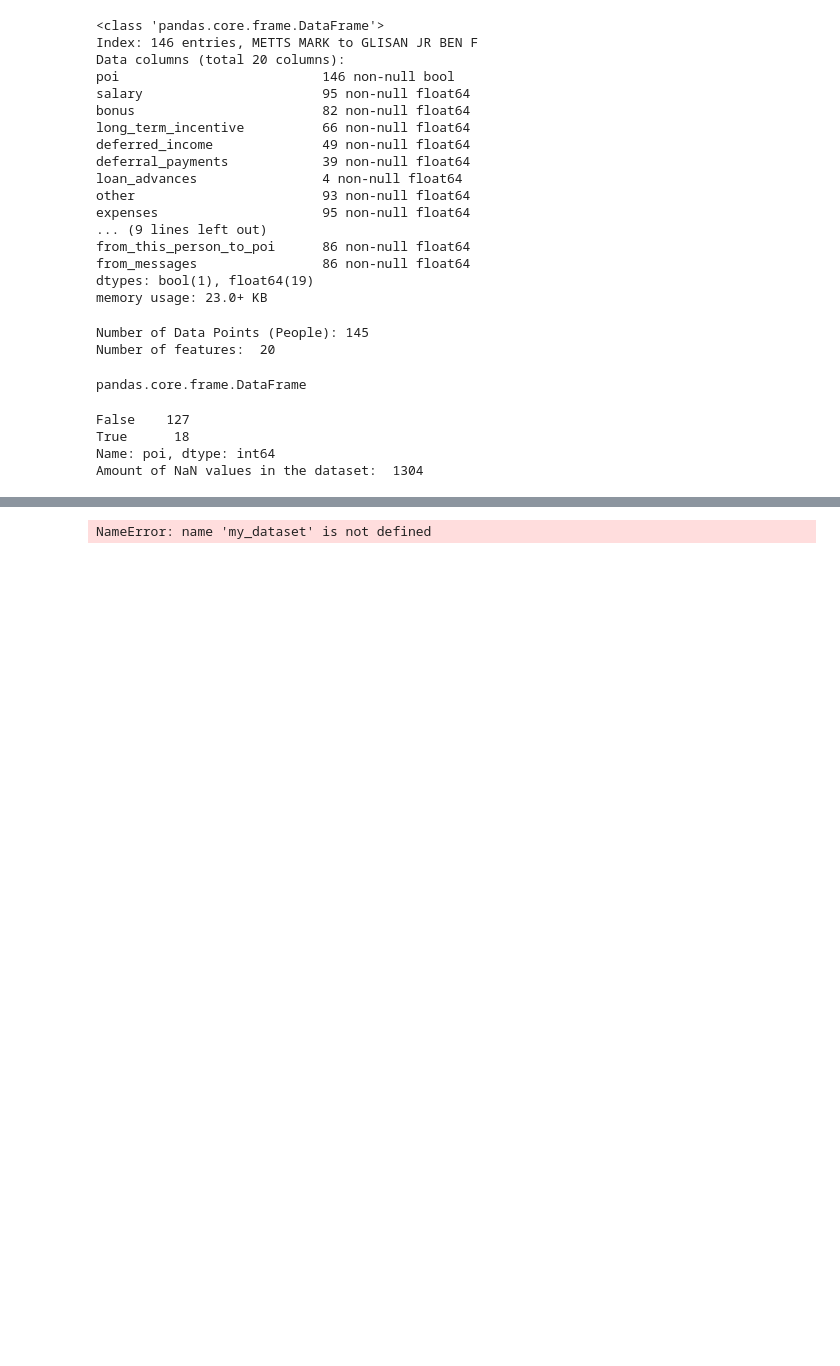
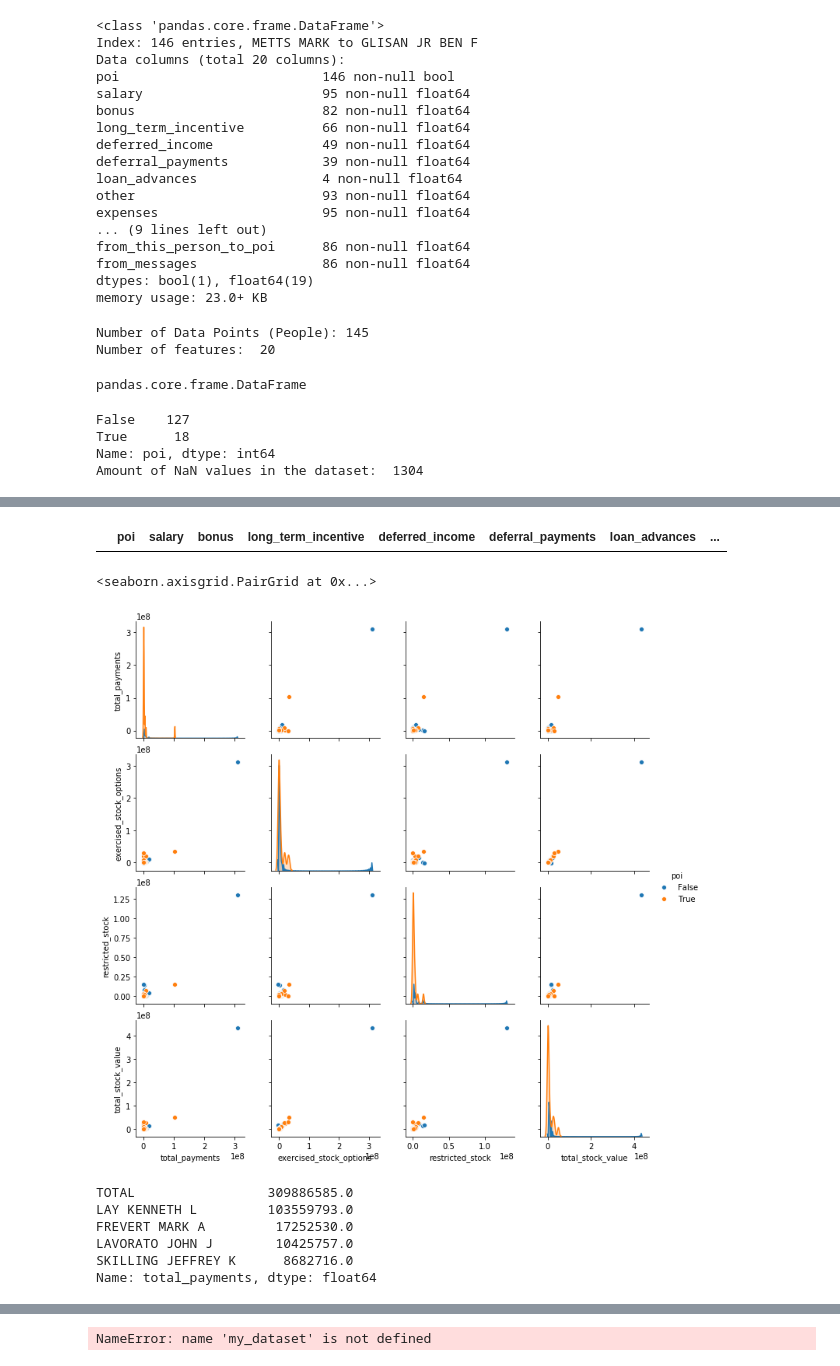
Before and after one commit to Anukriti2512/Person-of-Interest-Classifier, a Jupyter notebook: final_project/Poi_Classifier.ipynb, the cells around one changed output, grey strips where cells are left out. Cells and saved outputs as stored; diff of their text form; code cells hidden in the pictures; blank space fills up the shorter version.

Commit message:
Outlier detection and removal

```diff
--- a/final_project/Poi_Classifier.ipynb
+++ b/final_project/Poi_Classifier.ipynb
@@ -118,0 +137,32 @@ See the caveats in the documentation: http://pandas.pydata.org/pandas-docs/stabl
+# %%
+#The above entries have mistakes, correcting them
+enron_data.loc["BELFER ROBERT", :] = [
+    False, 0, 0, 0, 0, -102500, 3285, 0, 0, 102500, 3285, -44093, 0, 44093, 0,
+    0, 0, 0, 0, 0
+]
+enron_data.loc["BHATNAGAR SANJAY", :] = [
+    False, 0, 0, 0, 0, 0, 137864, 0, 0, 0, 137864, -2604490, 15456290, 2604490,
+    15456290, 0, 463, 523, 1, 29
+]
+enron_data[enron_data[payments].sum(axis='columns') != enron_data.total_payments]
+enron_data[enron_data[stocks].sum(axis='columns') != enron_data.total_stock_value]
+# %% [output]
+|  | poi | salary | bonus | long_term_incentive | deferred_income | deferral_payments | loan_advances | ... |
+# %%
+#Visually detecting outliers
+import seaborn as sns
+sns.pairplot(data=enron_data, vars=["total_payments", "exercised_stock_options", "restricted_stock", "total_stock_value"], hue="poi")
+# %% [output]
+<seaborn.axisgrid.PairGrid at 0x...>
+[figure, added]
+# %%
+print(enron_data.total_payments.nlargest(5))
+#Here we see that 'Total' has been added as a datapoint so we remove it
+enron_data.drop("TOTAL", inplace=True)
+# %% [output]
+TOTAL                 309886585.0
+LAY KENNETH L         103559793.0
+FREVERT MARK A         17252530.0
+LAVORATO JOHN J        10425757.0
+SKILLING JEFFREY K      8682716.0
+Name: total_payments, dtype: float64
```
Also changed, not shown: parts of 6 cells of this notebook.
